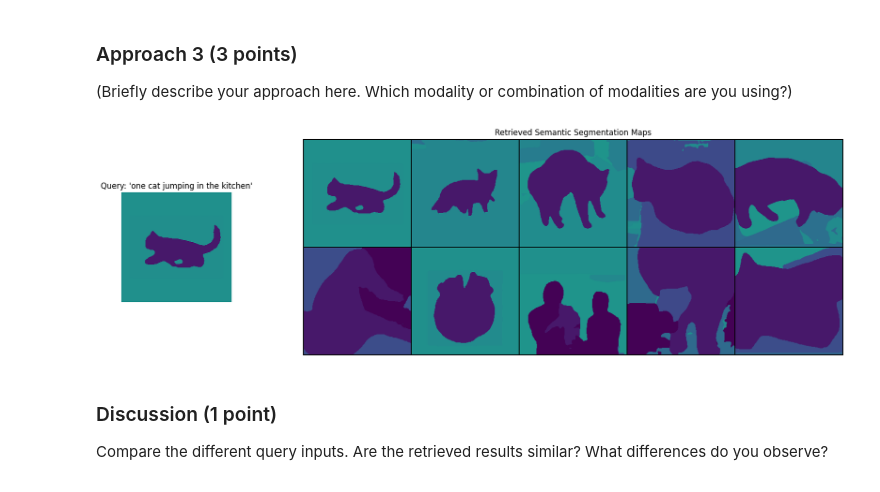
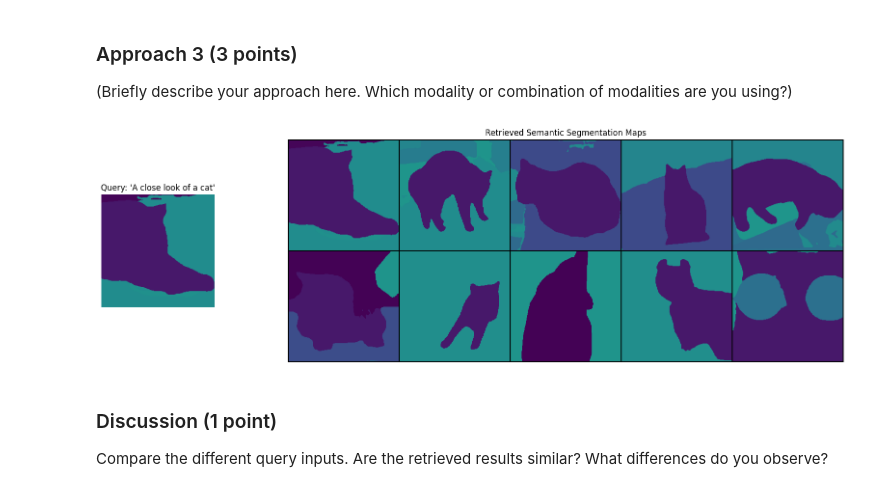
Before and after one commit to Rcc999/4m-model-com304, a Jupyter notebook: 4M_Tutorial/Part_02_4M_retrieval.ipynb, the cells around one changed output. Drawn from its saved outputs; the diff is of its cells as text; code cells hidden in the pictures.

```diff
--- a/4M_Tutorial/Part_02_4M_retrieval.ipynb
+++ b/4M_Tutorial/Part_02_4M_retrieval.ipynb
@@ -476,7 +476,7 @@ schedule = build_chained_generation_schedules(
 )
 # %%
 # 2. Create your input data
-caption = "a cat sitting on  a couch in a living room"
+caption = "a close look of a cat's face"
 metadata_transform = MetadataTransform(shuffle=False, random_trunc=False, return_chunks=False)
 metadata_dict = {
     'semantic_diversity': 10,
@@ -672,7 +672,7 @@ schedule = build_chained_generation_schedules(
     cfg_scales=cfg_scales, cfg_schedules=cfg_schedules, cfg_grow_conditioning=cfg_grow_conditioning,
 )
 
-caption_query = "one cat jumping"
+caption_query = "A close look of a cat"
 metadata_dict = {"semantic_diversity": 5}
 metadata_transform = MetadataTransform(shuffle=False, random_trunc=False, return_chunks=False)
 metadata_str = metadata_transform.metadata_to_string(metadata_dict) + ' [S_1]'
@@ -711,7 +711,7 @@ temp_feature = temp_feature.unsqueeze(0).unsqueeze(2).unsqueeze(2).cpu().numpy()
 _, temp_indices = temp_index.search(temp_feature.reshape(1, -1), 1)
 cat_semseg_tokens = semseg_retrieval_set_tokens[temp_indices[0][0]]
 
-caption = 'one cat jumping in the kitchen'
+caption = 'A close look of a cat'
 
 batched_sample = {}
 
@@ -743,34 +743,34 @@ index.add(semseg_retrieval_set_embeddings.cpu().numpy())
 query_feature = dec_dict['tok_dinov2_global']
 query_feature = query_feature.unsqueeze(0).unsqueeze(2).unsqueeze(2).cpu().numpy()
 
 k = 10
 distances, indices = index.search(query_feature.reshape(1, -1), k)
 
 plt.figure(figsize=(20,6))
 gs = gridspec.GridSpec(1, 2, width_ratios=[1, 5])
 ax0 = plt.subplot(gs[0])
 
 cat_semseg_vis = decode_tok_semseg(np.ones((224, 224, 3)), cat_semseg_tokens, toks, 'tok_semseg@224')
 ax0.imshow(cat_semseg_vis)
 ax0.set_title(f"Query: '{caption}'")
 ax0.axis('off')
 
 retrieved_images = []
 for i in indices[0]:
     batched_sample = semseg_retrieval_set_tokens[i]
     retrieved_images.append(decode_tok_semseg(np.ones((224, 224, 3)), batched_sample, toks, 'tok_semseg@224'))
 
 denormalized_retrieved_images = [torch.from_numpy(img).permute(2,0,1) for img in retrieved_images]
 retrieved_grid = make_grid(denormalized_retrieved_images, nrow=5)
 retrieved_grid = retrieved_grid.permute(1, 2, 0)
 
 ax1 = plt.subplot(gs[1])
 ax1.imshow(retrieved_grid)
 ax1.set_title("Retrieved Semantic Segmentation Maps")
 ax1.axis('off')
 plt.show()
 # %% [output]
-[figure, old version]
+[figure, new version]
 # %% [markdown]
 ### Discussion (1 point)
 Compare the different query inputs. Are the retrieved results similar? What differences do you observe?
```
Also changed, not shown: parts of 1 cell of this notebook.
